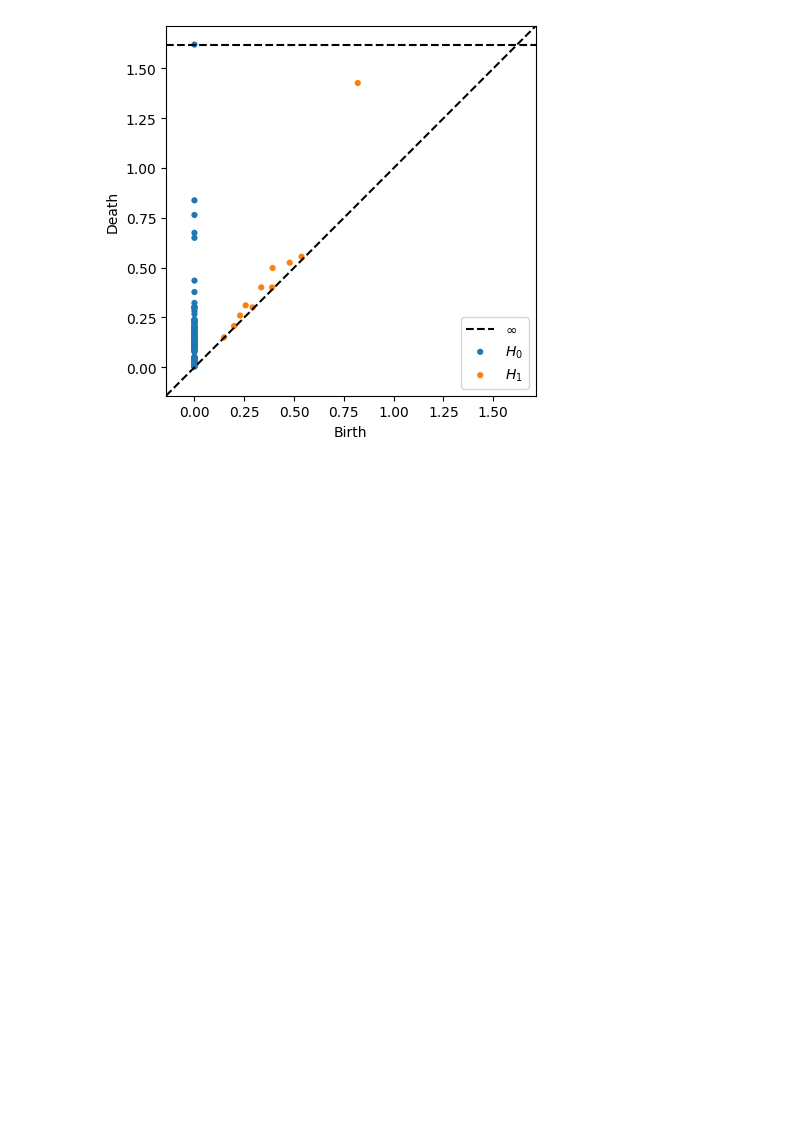
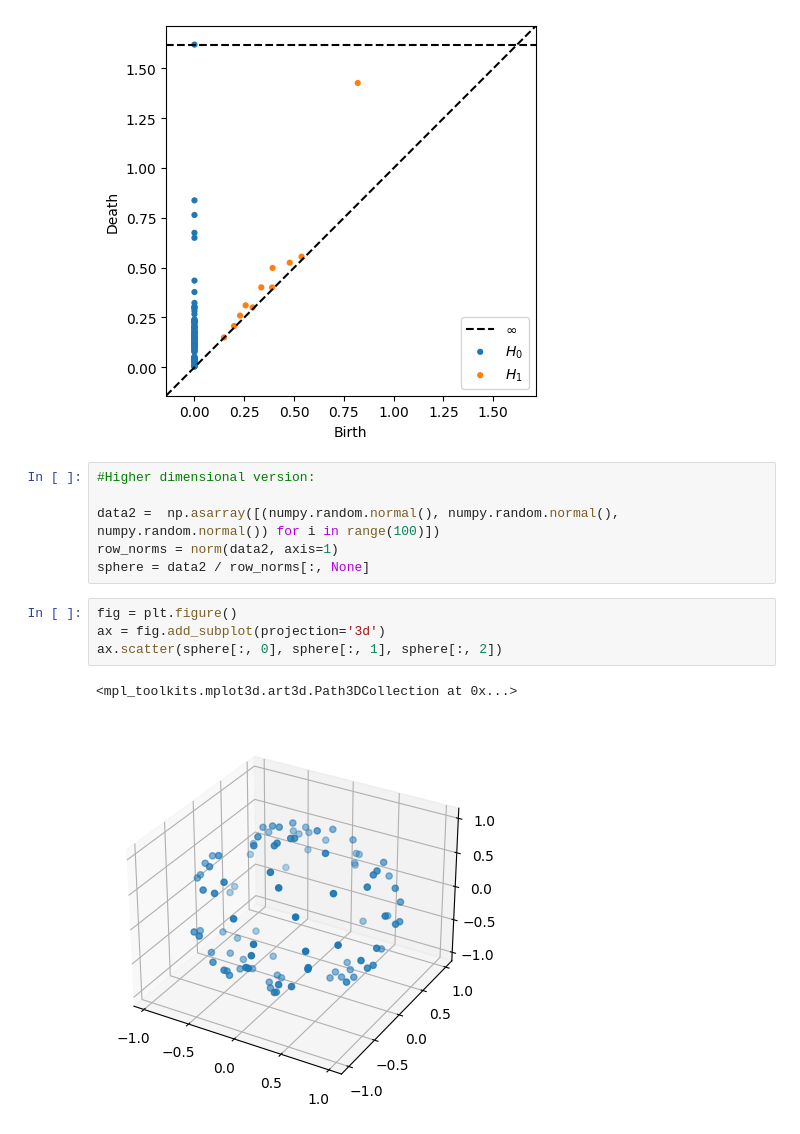
Before and after one commit to ufabao/Topology-of-Diffusion-models, a Jupyter notebook: diffus.ipynb, the cells around one changed output. Drawn from its saved outputs; the diff is of its cells as text; blank space fills up the shorter version.

Commit message:
higher dimensions

```diff
--- a/diffus.ipynb
+++ b/diffus.ipynb
@@ -180,3 +180,16 @@ plt.style.use("default")
 plot_diagrams(diagrams, show=True)
 # %% [output]
 [figure]
+# %%
+#Higher dimensional version:
+
+data2 =  np.asarray([(numpy.random.normal(), numpy.random.normal(), numpy.random.normal()) for i in range(100)])
+row_norms = norm(data2, axis=1)
+sphere = data2 / row_norms[:, None]
+# %%
+fig = plt.figure()
+ax = fig.add_subplot(projection='3d')
+ax.scatter(sphere[:, 0], sphere[:, 1], sphere[:, 2])
+# %% [output]
+<mpl_toolkits.mplot3d.art3d.Path3DCollection at 0x...>
+[figure, added]
```
Also changed, not shown: parts of 6 cells of this notebook.
